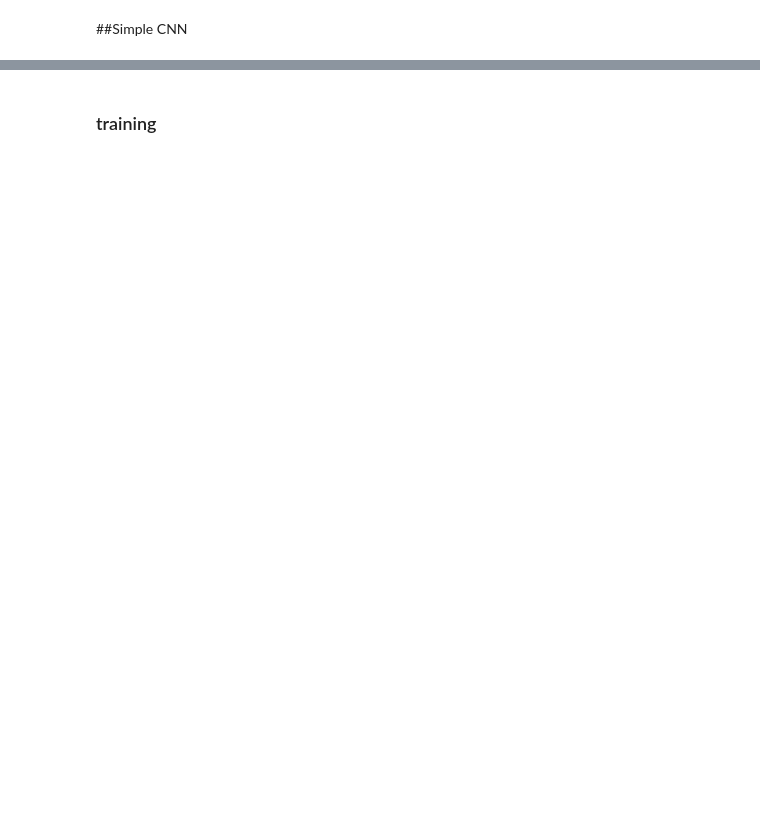
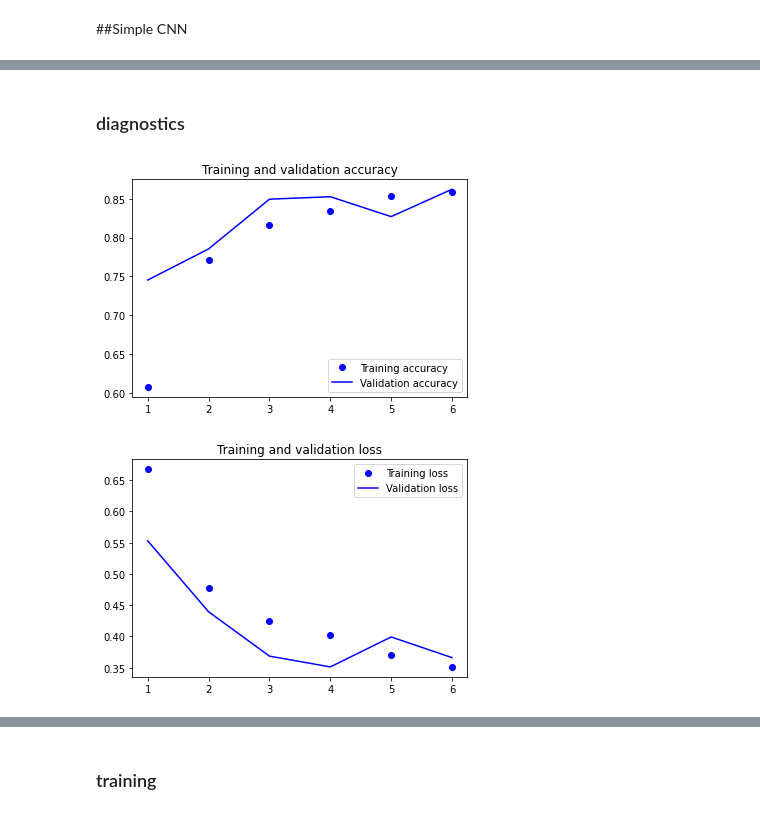
Before and after one commit to xkumachii/pneumonia, a Jupyter notebook: Pneumonia_Final.ipynb, the cells around one changed output, grey strips where cells are left out. Cells and saved outputs as stored; diff of their text form; code cells hidden in the pictures; blank space fills up the shorter version.

```diff
--- a/Pneumonia_Final.ipynb
+++ b/Pneumonia_Final.ipynb
@@ -84,7 +70,7 @@ The dataset we are working with is of various X-ray images of Chinese pediatric
 # %% [markdown]
 ## Loading our data
 # %%
-def load_data(path):
+def load_data(path, color_mode, size):
 
   imgs = []
   labels = np.array([])
@@ -94,8 +80,7 @@ def load_data(path):
     temp_path = path + "/" + dir
     counter = 0
     for f in os.listdir(temp_path):
-      # To reduce training costs, the images are resized to 200x200.
-      img = image.load_img(temp_path + "/" + f, target_size=(300,300))
+      img = image.load_img(temp_path + "/" + f, color_mode=color_mode, target_size=size)
       x = image.img_to_array(img)
       imgs.append(x)
       labels = np.append(labels, [int(dir == 'PNEUMONIA')])
@@ -146,9 +125,14 @@ print(train_files[[1, 2, 3, 4, 5]])
 # %%
+import numpy as np
+np.random.seed(42)
+import tensorflow as tf
+tf.random.set_seed(42)
+
 K.clear_session()
 
 model = models.Sequential()
 
-model.add(layers.Conv2D(32, (3, 3), activation='relu', input_shape=(300, 300, 3)))
+model.add(layers.Conv2D(32, (3, 3), activation='relu', input_shape=(300, 300, 1)))
 model.add(layers.Activation('relu'))
 model.add(layers.MaxPooling2D((2, 2)))
 
@@ -197,0 +229,28 @@ _________________________________________________________________
+# %% [markdown]
+### diagnostics
+# %%
+import matplotlib.pyplot as plt
+
+acc = history.history['accuracy']
+val_acc = history.history['val_accuracy']
+loss = history.history['loss']
+val_loss = history.history['val_loss']
+
+epochs = range(1, len(acc) + 1)
+
+plt.plot(epochs, acc, 'bo', label='Training accuracy')
+plt.plot(epochs, val_acc, 'b', label='Validation accuracy')
+plt.title('Training and validation accuracy')
+plt.legend()
+
+plt.figure()
+
+plt.plot(epochs, loss, 'bo', label='Training loss')
+plt.plot(epochs, val_loss, 'b', label='Validation loss')
+plt.title('Training and validation loss')
+plt.legend()
+
+plt.show()
+# %% [output]
+[figure, added]
+[figure, added]
```
Also changed, not shown: parts of 118 cells of this notebook.
